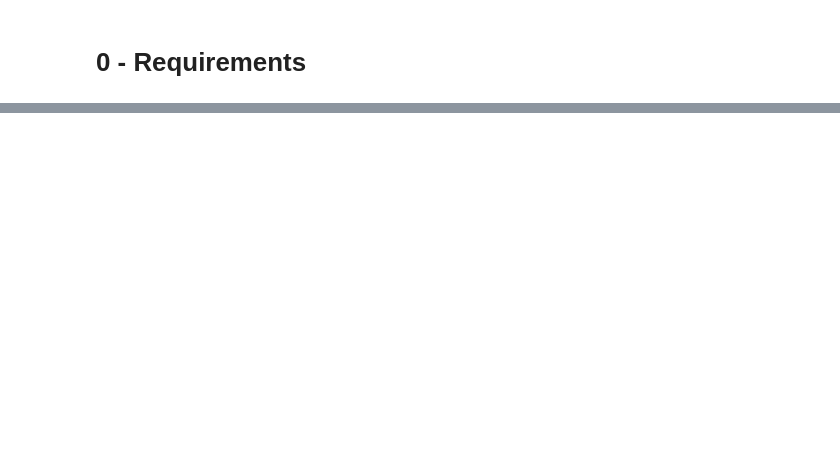
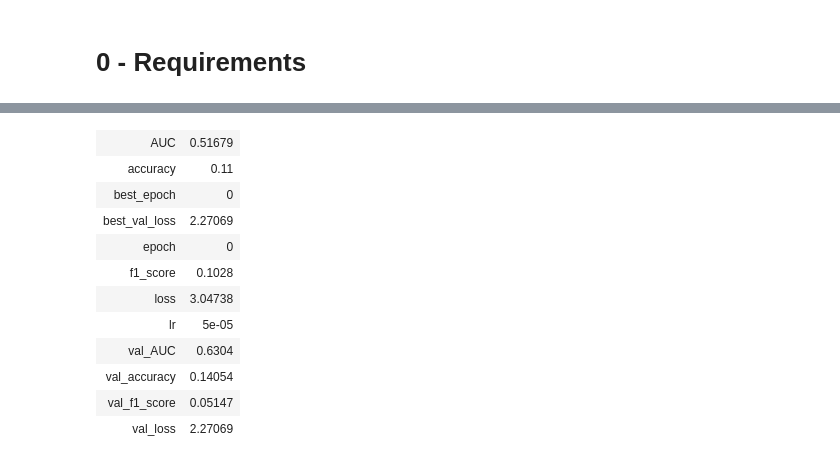
Before and after one commit to hedrergudene/SCViT, a Jupyter notebook: MedMNIST.ipynb, the cells around one changed output, grey strips where cells are left out. Drawn from its saved outputs; the diff is of its cells as text; code cells hidden in the pictures; blank space fills up the shorter version.

```diff
--- a/MedMNIST.ipynb
+++ b/MedMNIST.ipynb
@@ -123,27 +297,51 @@ hvit_params = { 'img_size':img_size,
 # %%
-# Set group
-WB_GROUP = 'HViT'
-# Start running
-with tf.device('/device:GPU:0'):
-  # Instance model
-  inputs = tf.keras.layers.Input((img_size, img_size, 3))
-  outputs = HViT(**hvit_params)(inputs)
-  model = tf.keras.Model(inputs, outputs)
-  # Run experiment
-  run_WB_experiment(WB_KEY,
-                    WB_ENTITY,
-                    WB_PROJECT,
-                    WB_GROUP,
-                    model,
-                    data_flag,
-                    ImageDataGenerator_config,
-                    flow_config,
-                    epochs=epochs,
-                    learning_rate=learning_rate,
-                    weight_decay=weight_decay,
-                    label_smoothing = label_smoothing,
-                    verbose=verbose,
-                    resize=img_size,
-                    )
+import torch
+torch.cuda.empty_cache()
+tf.keras.backend.clear_session()
+
+WB_GROUP = 'ViT'
+
+for data_flag in datasets:
+
+    info = INFO[data_flag]
+
+    vit_params = {'img_size':img_size,
+                  'patch_size':4,
+                  'num_channels': info['n_channels'],
+                  'num_heads': 8,
+                  'transformer_layers':16,
+                  'hidden_unit_factor':4,
+                  'mlp_head_units': [256, 64],
+                  'num_classes':len(info['label']),
+                  'drop_attn':0.2,
+                  'drop_proj':0.2,
+                  'drop_linear':0.4,
+                  'projection_dim' : info['n_channels']*64
+                  }
+
+
+    # Start running
+    with tf.device('/device:GPU:0'):
+      # Instance model
+      inputs = tf.keras.layers.Input((img_size, img_size, 3))
+      outputs = ViT(**vit_params)(inputs)
+      model = tf.keras.Model(inputs, outputs)
+      # Run experiment
+      run_WB_experiment(WB_KEY,
+                        WB_ENTITY,
+                        WB_PROJECT,
+                        WB_GROUP,
+                        model,
+                        data_flag,
+                        ImageDataGenerator_config,
+                        flow_config,
+                        epochs=epochs,
+                        learning_rate=learning_rate,
+                        weight_decay=weight_decay,
+                        label_smoothing = label_smoothing,
+                        verbose=verbose,
+                        resize=img_size,
+                        es_patience=es_patience,
+                        )
 # %% [output]
 Dataset pathmnist Task multi-class n_channels 3 n_classes 9
@@ -163,0 +369,12 @@ InvalidArgumentError: ignored
+| AUC | 0.51679 |
+| accuracy | 0.11 |
+| best_epoch | 0 |
+| best_val_loss | 2.27069 |
+| epoch | 0 |
+| f1_score | 0.1028 |
+| loss | 3.04738 |
+| lr | 5e-05 |
+| val_AUC | 0.6304 |
+| val_accuracy | 0.14054 |
+| val_f1_score | 0.05147 |
+| val_loss | 2.27069 |
```
Also changed, not shown: parts of 25 cells of this notebook.
